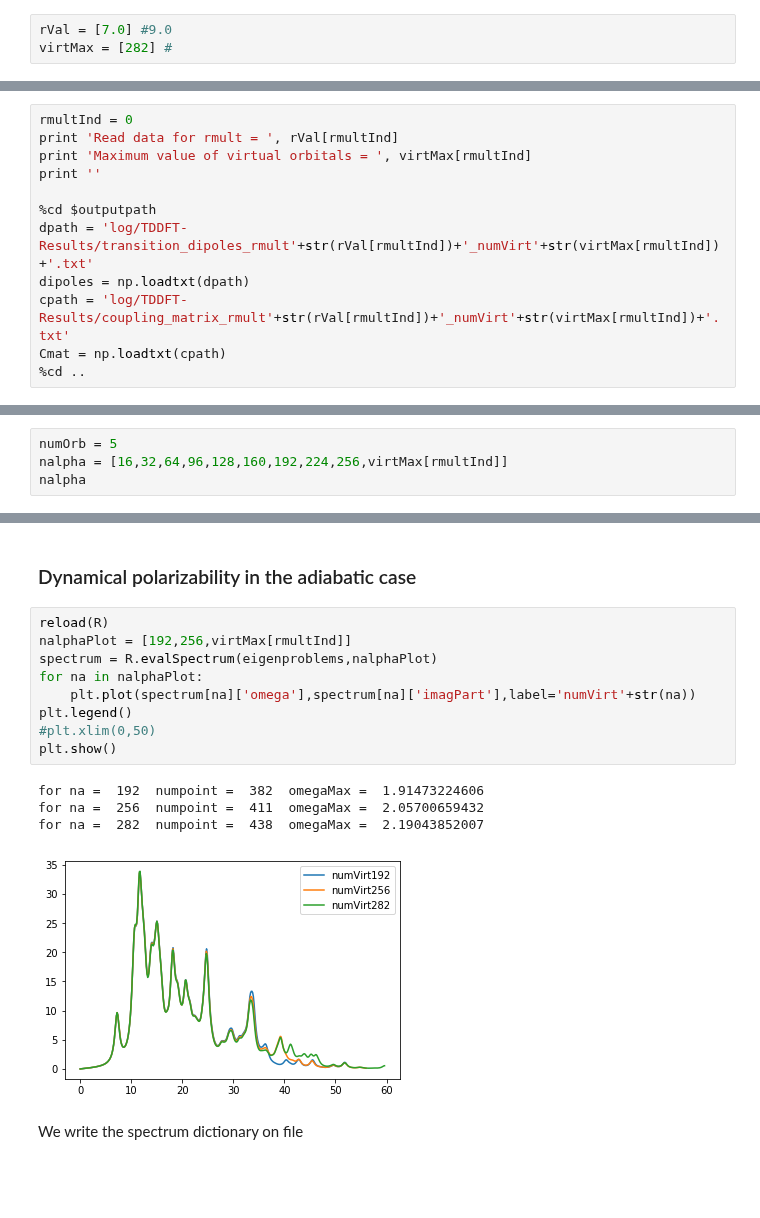
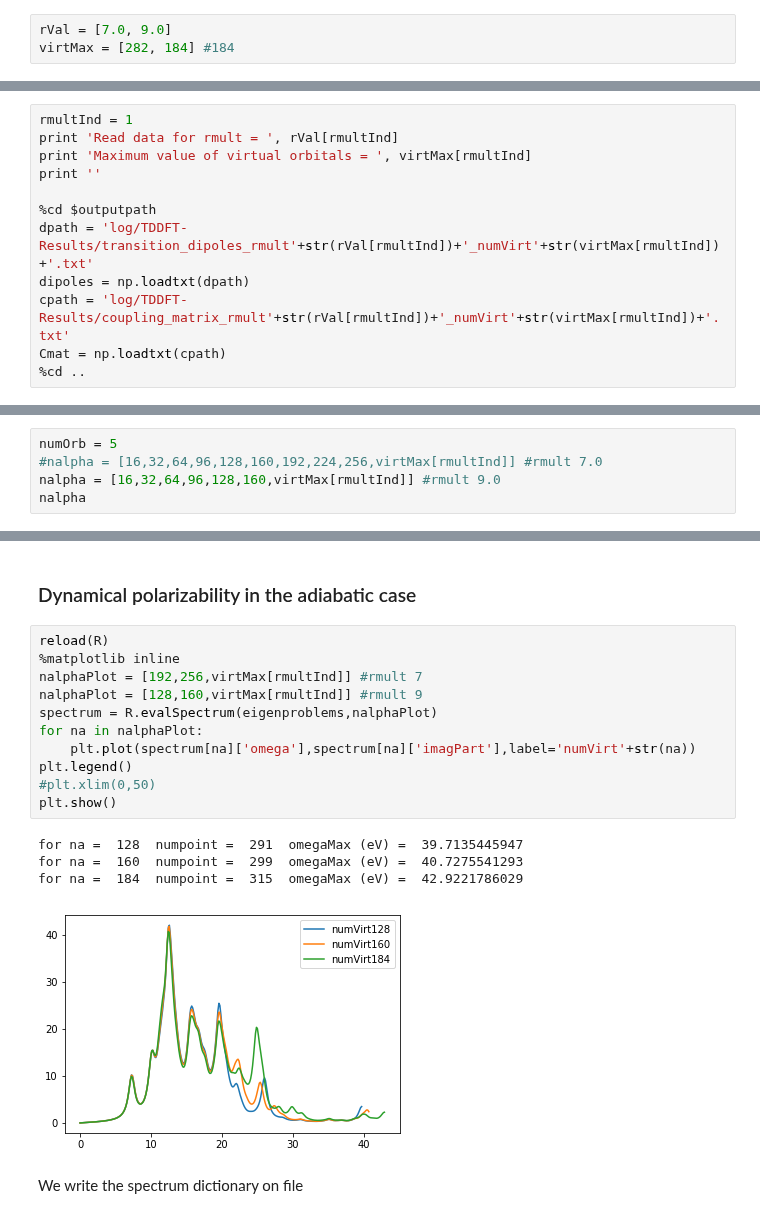
Before and after one commit to luigigenovese/KPM-nb, a Jupyter notebook: POLARIZABILITY/CO/free-bc/Linear_Response_Dynamical_Polarizability.ipynb, the cells around one changed output, grey strips where cells are left out. Drawn from its saved outputs; the diff is of its cells as text; blank space fills up the shorter version.

```diff
--- a/POLARIZABILITY/CO/free-bc/Linear_Response_Dynamical_Polarizability.ipynb
+++ b/POLARIZABILITY/CO/free-bc/Linear_Response_Dynamical_Polarizability.ipynb
@@ -25,8 +25,8 @@ Autosave disabled
 # %% [markdown]
 Set up of the main parameters
 # %%
-rVal = [7.0] #9.0
-virtMax = [282] #
+rVal = [7.0, 9.0]
+virtMax = [282, 184] #184
 # %% [markdown]
 ### Computation of the coupling matrix and transition dipoles
 # %%
@@ -68,7 +68,7 @@ Executing command:  mpirun -np 8 $BIGDFT_ROOT/bigdft -n Rmult_7.0_numVirt_282 -d
 # %% [markdown]
 Read the dipoles and coupling matrix (for a single value of rVal specified by rmultInd)
 # %%
-rmultInd = 0
+rmultInd = 1
 print 'Read data for rmult = ', rVal[rmultInd]
 print 'Maximum value of virtual orbitals = ', virtMax[rmultInd]
 print ''
@@ -93,6 +93,7 @@ np.allclose(Cmat,Cmat.T,atol=1.e-12)
 True
 # %%
 numOrb = 5
-nalpha = [16,32,64,96,128,160,192,224,256,virtMax[rmultInd]]
+#nalpha = [16,32,64,96,128,160,192,224,256,virtMax[rmultInd]] #rmult 7.0
+nalpha = [16,32,64,96,128,160,virtMax[rmultInd]] #rmult 9.0
 nalpha
 # %% [output]
@@ -153,18 +152,20 @@ Write statical polarizability data for rmult =  7.0
 ### Dynamical polarizability in the adiabatic case
 # %%
 reload(R)
-nalphaPlot = [192,256,virtMax[rmultInd]]
+%matplotlib inline
+nalphaPlot = [192,256,virtMax[rmultInd]] #rmult 7
+nalphaPlot = [128,160,virtMax[rmultInd]] #rmult 9
 spectrum = R.evalSpectrum(eigenproblems,nalphaPlot)
 for na in nalphaPlot:
     plt.plot(spectrum[na]['omega'],spectrum[na]['imagPart'],label='numVirt'+str(na))
 plt.legend()
 #plt.xlim(0,50)
 plt.show()
 # %% [output]
-for na =  192  numpoint =  382  omegaMax =  1.91473224606
-for na =  256  numpoint =  411  omegaMax =  2.05700659432
-for na =  282  numpoint =  438  omegaMax =  2.19043852007
+for na =  128  numpoint =  291  omegaMax (eV) =  39.7135445947
+for na =  160  numpoint =  299  omegaMax (eV) =  40.7275541293
+for na =  184  numpoint =  315  omegaMax (eV) =  42.9221786029
-[figure, old version]
+[figure, new version]
 # %% [markdown]
 We write the spectrum dictionary on file
 # %%
```
Also changed, not shown: parts of 8 cells of this notebook, 11 other files.
